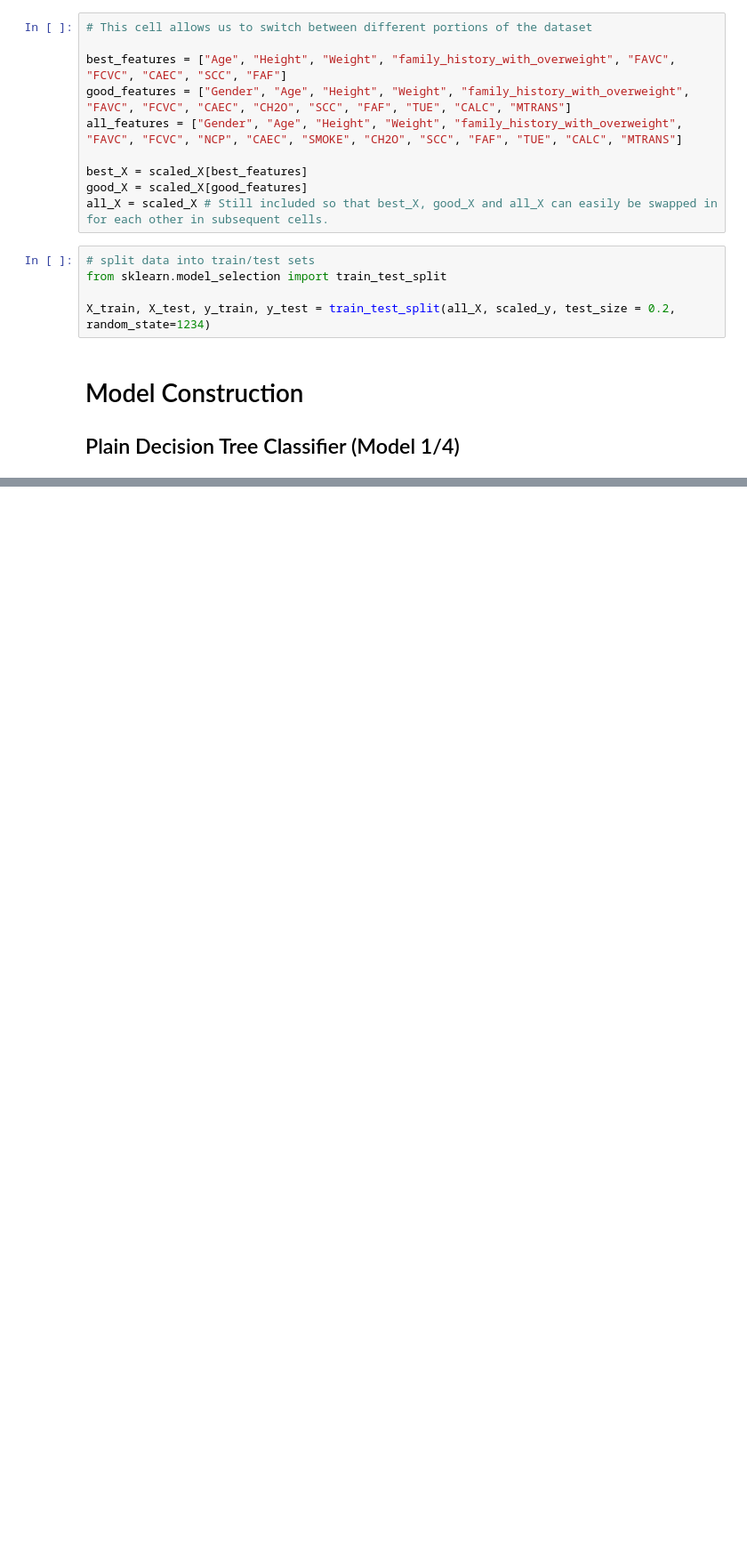
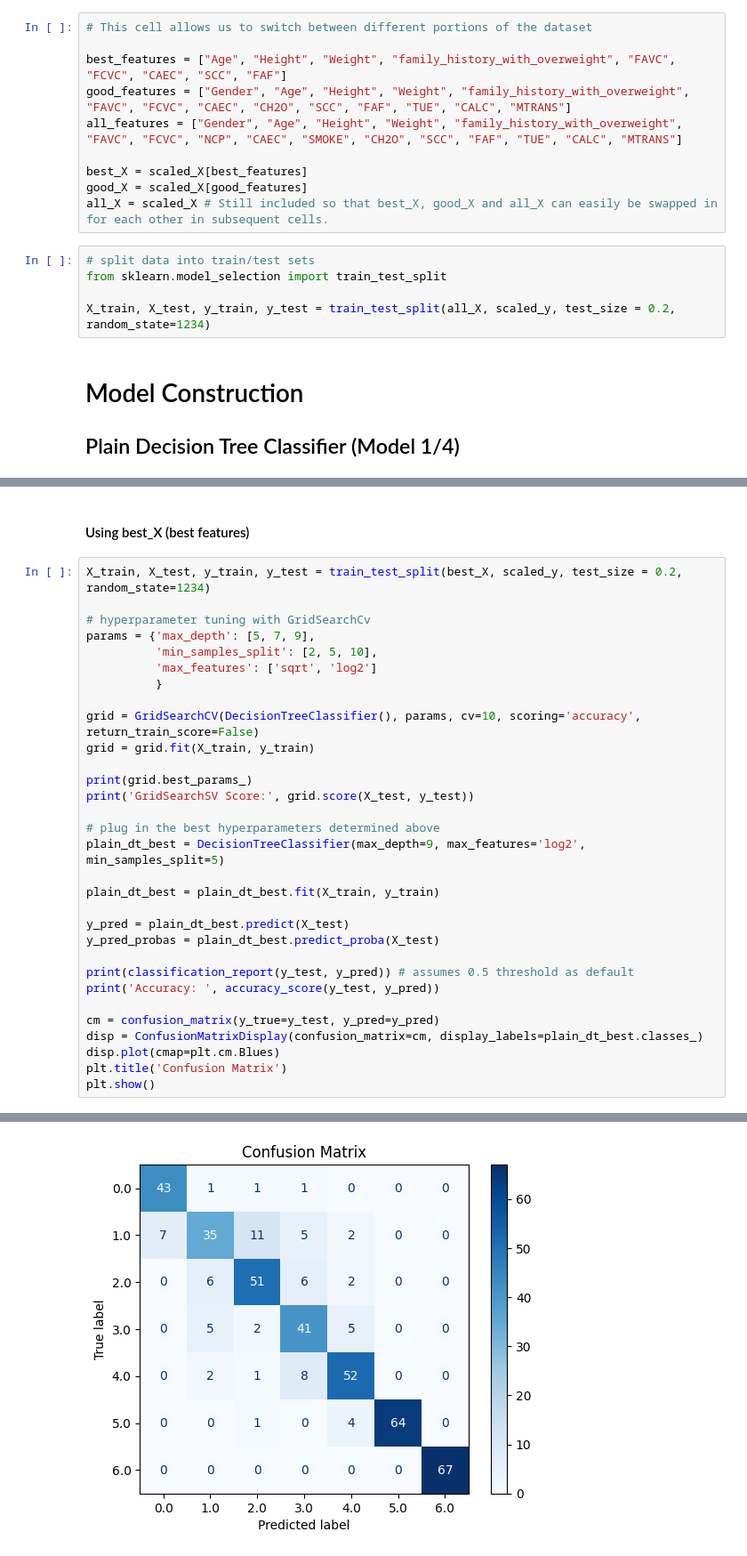
Before and after one commit to ThejasKumar100/cs4372_hw2, a Jupyter notebook: plain_decision_tree_classifier.ipynb, the cells around one changed output, grey strips where cells are left out. Shown at 89% size. Drawn from its saved outputs; the diff is of its cells as text; blank space fills up the shorter version.

```diff
--- a/plain_decision_tree_classifier.ipynb
+++ b/plain_decision_tree_classifier.ipynb
@@ -386,0 +494,34 @@ X_train, X_test, y_train, y_test = train_test_split(all_X, scaled_y, test_size =
+# %% [markdown]
+#### Using best_X (best features)
+# %%
+X_train, X_test, y_train, y_test = train_test_split(best_X, scaled_y, test_size = 0.2, random_state=1234)
+
+# hyperparameter tuning with GridSearchCv
+params = {'max_depth': [5, 7, 9],
+          'min_samples_split': [2, 5, 10],
+          'max_features': ['sqrt', 'log2']
+          }
+
+grid = GridSearchCV(DecisionTreeClassifier(), params, cv=10, scoring='accuracy', return_train_score=False)
+grid = grid.fit(X_train, y_train)
+
+print(grid.best_params_)
+print('GridSearchSV Score:', grid.score(X_test, y_test))
+
+# plug in the best hyperparameters determined above
+plain_dt_best = DecisionTreeClassifier(max_depth=9, max_features='log2', min_samples_split=5)
+
+plain_dt_best = plain_dt_best.fit(X_train, y_train)
+
+y_pred = plain_dt_best.predict(X_test)
+y_pred_probas = plain_dt_best.predict_proba(X_test)
+
+print(classification_report(y_test, y_pred)) # assumes 0.5 threshold as default
+print('Accuracy: ', accuracy_score(y_test, y_pred))
+
+cm = confusion_matrix(y_true=y_test, y_pred=y_pred)
+disp = ConfusionMatrixDisplay(confusion_matrix=cm, display_labels=plain_dt_best.classes_)
+disp.plot(cmap=plt.cm.Blues)
+plt.title('Confusion Matrix')
+plt.show()
+# %% [output]
@@ -386,0 +545 @@ X_train, X_test, y_train, y_test = train_test_split(all_X, scaled_y, test_size =
+[figure, added]
```
Also changed, not shown: parts of 10 cells of this notebook.
